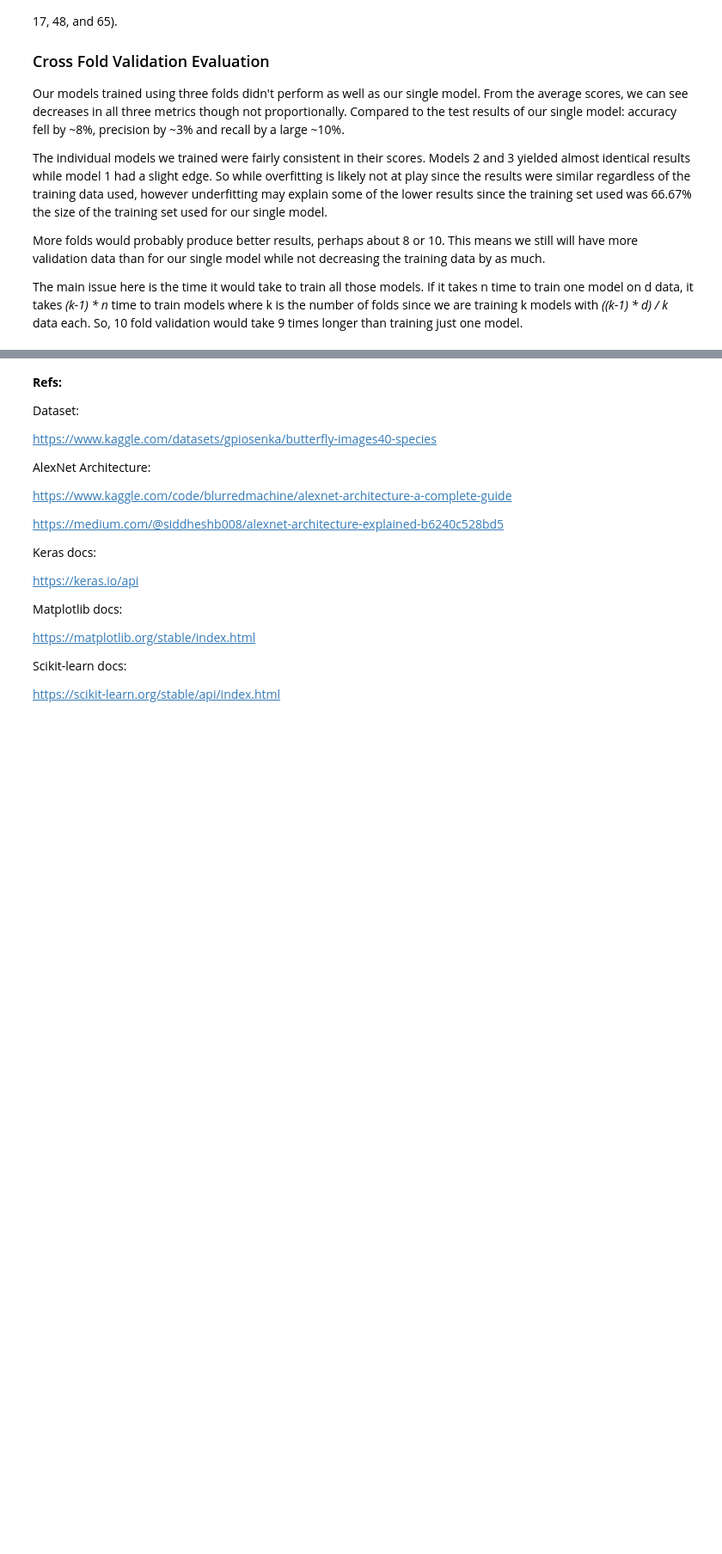
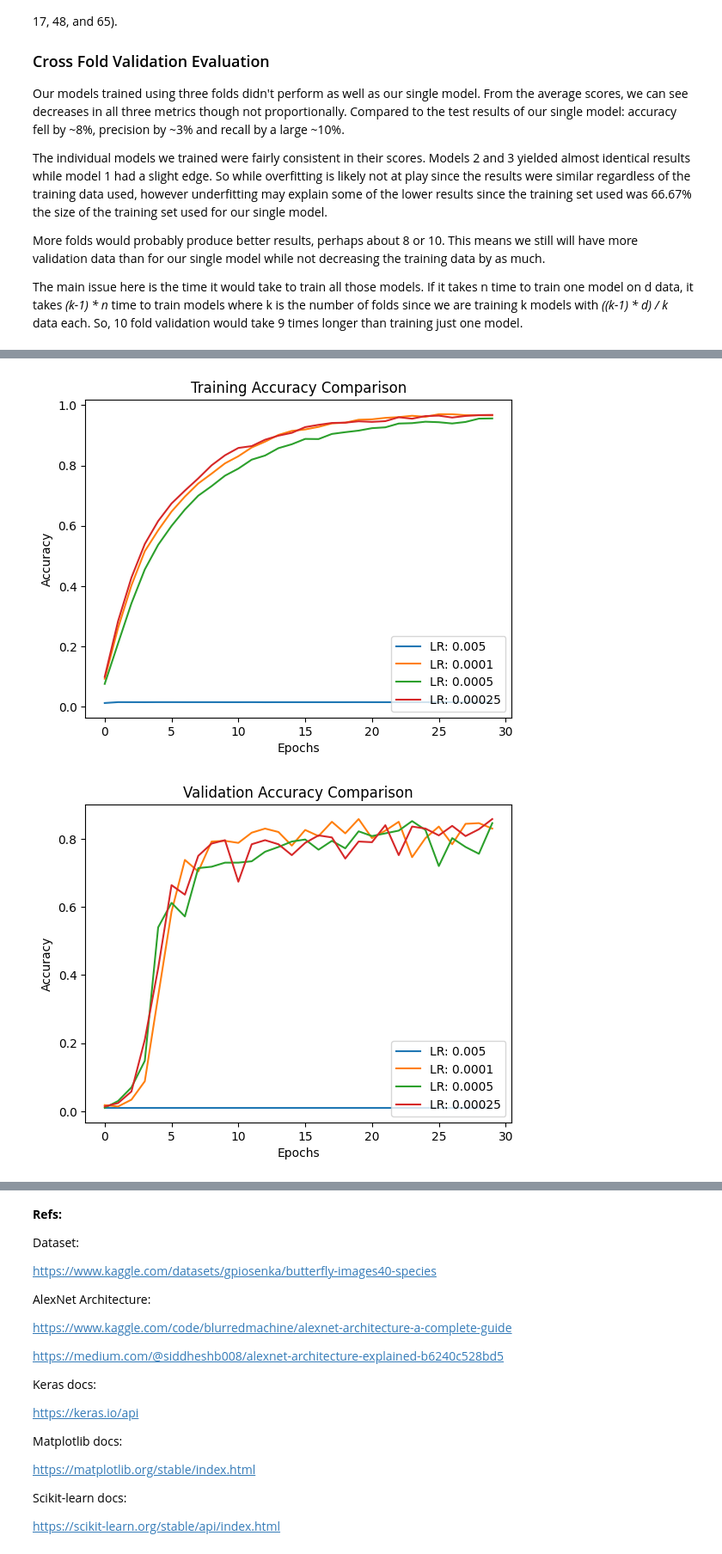
Before and after one commit to oOoOoOo0o/cs4287-assignment1, a Jupyter notebook: CS4287-Prj1-20251971-21332142.ipynb, the cells around one changed output, grey strips where cells are left out. Shown at 86% size. Drawn from its saved outputs; the diff is of its cells as text; code cells hidden in the pictures; blank space fills up the shorter version.

```diff
--- a/CS4287-Prj1-20251971-21332142.ipynb
+++ b/CS4287-Prj1-20251971-21332142.ipynb
@@ -534,0 +646,16 @@ The main issue here is the time it would take to train all those models. If it t
+# %%
+# Since that was better we can try another: 0.00025
+
+from keras import optimizers
+
+OPTIMIZER = optimizers.Adam(learning_rate=0.00025)
+
+model = AlexNet()
+model_history4 = model.fit(train_data, epochs=EPOCHS, validation_data=valid_data, verbose=VERBOSE)
+model_results = model.evaluate(X_test, y_test, verbose=VERBOSE)
+
+# Printing test results
+print("Test loss: ", round(model_results[0], 4))
+print("Test accuracy: ", round(model_results[1]*100, 1), "%")
+print("Test Precision: ", round(model_results[2]*100, 1), "%")
+print("Test Recall: ", round(model_results[3]*100, 1), "%")
@@ -534,0 +680,23 @@ The main issue here is the time it would take to train all those models. If it t
+# %%
+# Now we can plot the Accuracy and Validation Accuracy between each model we tested
+
+for history in [model_history1, model_history2, model_history3, model_history4]:
+  plt.plot(history.history["accuracy"])
+
+plt.title("Training Accuracy Comparison")
+plt.ylabel("Accuracy")
+plt.xlabel("Epochs")
+plt.legend(['LR: 0.005', 'LR: 0.0001', 'LR: 0.0005', 'LR: 0.00025'], loc="lower right")
+plt.show()
+
+for history in [model_history1, model_history2, model_history3, model_history4]:
+  plt.plot(history.history["val_accuracy"])
+
+plt.title("Validation Accuracy Comparison")
+plt.ylabel("Accuracy")
+plt.xlabel("Epochs")
+plt.legend(['LR: 0.005', 'LR: 0.0001', 'LR: 0.0005', 'LR: 0.00025'], loc="lower right")
+plt.show()
+# %% [output]
+[figure, added]
+[figure, added]
```
Also changed, not shown: parts of 6 cells of this notebook.
